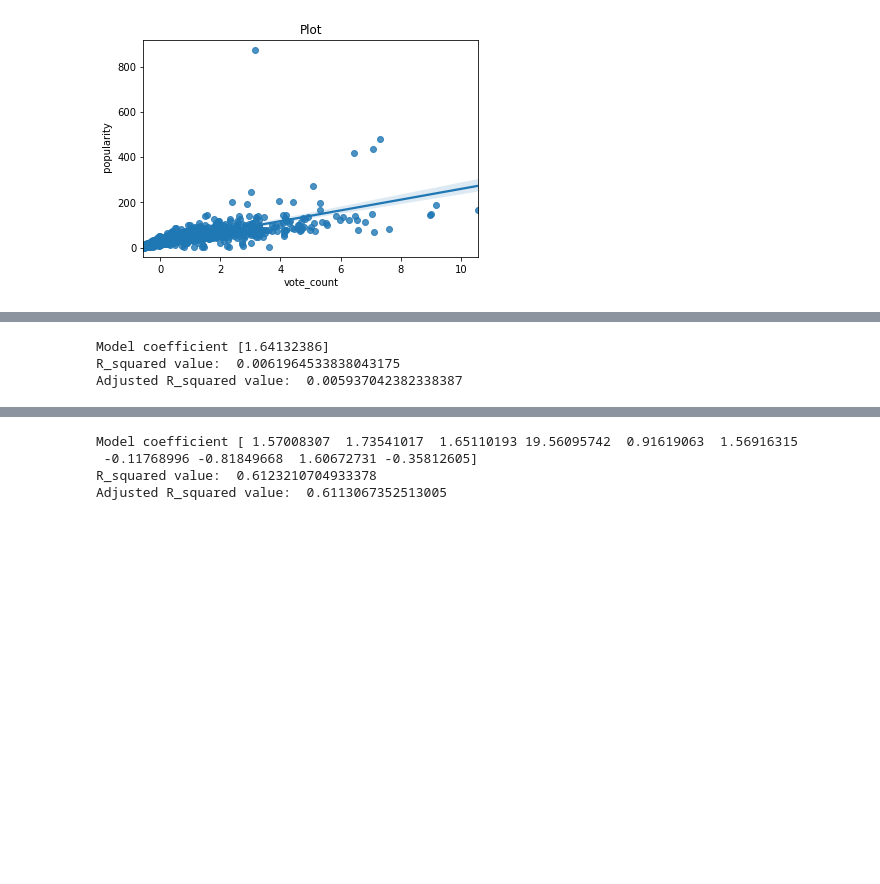
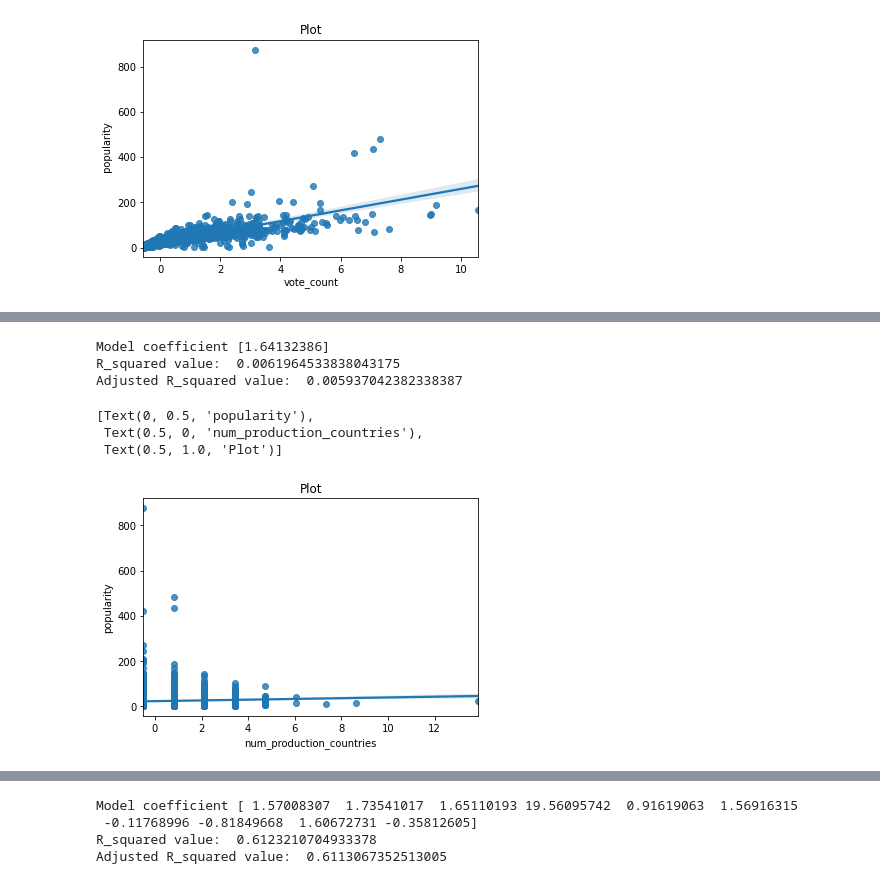
Before and after one commit to fjerrichiello/CS418GP, a Jupyter notebook: FinalProject/Analysis.ipynb, the cells around one changed output, grey strips where cells are left out. Cells and saved outputs as stored; diff of their text form; code cells hidden in the pictures; blank space fills up the shorter version.

```diff
--- a/FinalProject/Analysis.ipynb
+++ b/FinalProject/Analysis.ipynb
@@ -242,21 +258,29 @@ Adjusted R_squared value:  0.024450291271218227
 # %%
 #Simple linear regression using 'num_production_countries' as predictor to predict popularity.
 p = 1 #number of predictor
 
 model = linear_model.LinearRegression()
 fitted_model = model.fit(X = x_train_scaled[:, 6].reshape(-1, 1), y = y_train['popularity'])
 predicted = fitted_model.predict(x_test_scaled[:, 6].reshape(-1, 1))
 corr_coef = numpy.corrcoef(predicted,y_test['popularity'])[1, 0]
 R_squared = corr_coef ** 2
 adj_R_squared = 1 - ((1 - R_squared)*(n - 1)/(n - p - 1))
 
 print("Model coefficient",model.coef_)
 print("R_squared value: ",R_squared)
 print("Adjusted R_squared value: ",adj_R_squared)
+
+# Plot
+ax = sns.regplot(x_train_scaled[:, 6], y_train['popularity'])
+ax.set(title = 'Plot', xlabel = 'num_production_countries', ylabel = 'popularity')
 # %% [output]
 Model coefficient [1.64132386]
 R_squared value:  0.0061964533838043175
 Adjusted R_squared value:  0.005937042382338387
+[Text(0, 0.5, 'popularity'),
+ Text(0.5, 0, 'num_production_countries'),
+ Text(0.5, 1.0, 'Plot')]
+[figure, added]
 # %%
 #Simple linear regression using 'num_spoken_languages' as predictor to predict popularity.
 p = 1 #number of predictor
```
Also changed, not shown: parts of 4 cells of this notebook.
